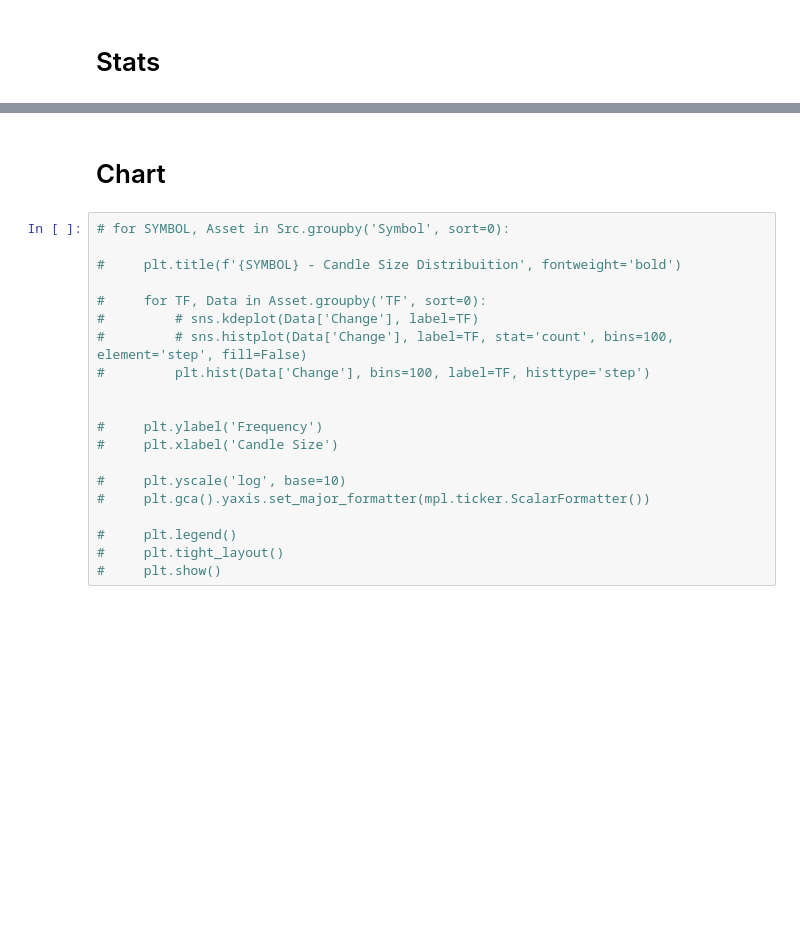
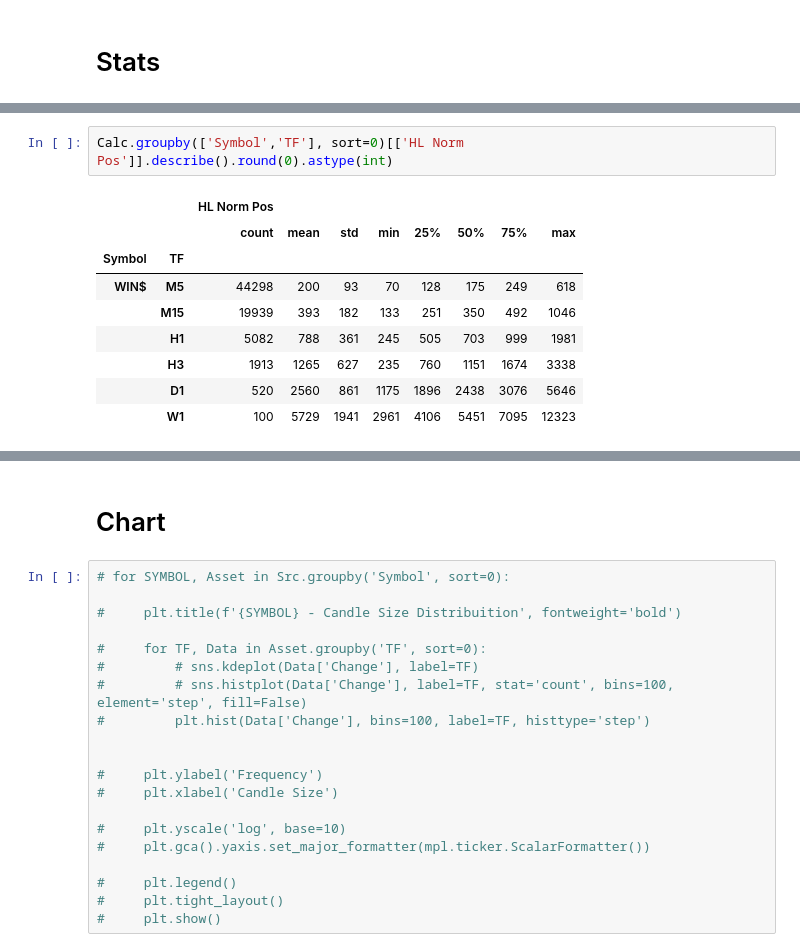
Before and after one commit to jhvissotto/Analise-Probabilistica-do-Mini-Indice, a Jupyter notebook: Stats Candles/Amp No Outliers.ipynb, the cells around one changed output, grey strips where cells are left out. Drawn from its saved outputs; the diff is of its cells as text; blank space fills up the shorter version.

```diff
--- a/Stats Candles/Amp No Outliers.ipynb
+++ b/Stats Candles/Amp No Outliers.ipynb
@@ -145,0 +132,12 @@ Calc.groupby(['Symbol','TF'], sort=0)[['HL Norm']].describe().round(0).astype(in
+# %%
+Calc.groupby(['Symbol','TF'], sort=0)[['HL Norm Pos']].describe().round(0).astype(int)
+# %% [output]
+|  |  | HL Norm Pos |  |  |  |  |  |  |  |
+|  |  | count | mean | std | min | 25% | 50% | 75% | max |
+| Symbol | TF |  |  |  |  |  |  |  |  |
+| WIN$ | M5 | 44298 | 200 | 93 | 70 | 128 | 175 | 249 | 618 |
+|  | M15 | 19939 | 393 | 182 | 133 | 251 | 350 | 492 | 1046 |
+|  | H1 | 5082 | 788 | 361 | 245 | 505 | 703 | 999 | 1981 |
+|  | H3 | 1913 | 1265 | 627 | 235 | 760 | 1151 | 1674 | 3338 |
+|  | D1 | 520 | 2560 | 861 | 1175 | 1896 | 2438 | 3076 | 5646 |
+|  | W1 | 100 | 5729 | 1941 | 2961 | 4106 | 5451 | 7095 | 12323 |
```
Also changed, not shown: parts of 12 cells of this notebook, 3 other files.
